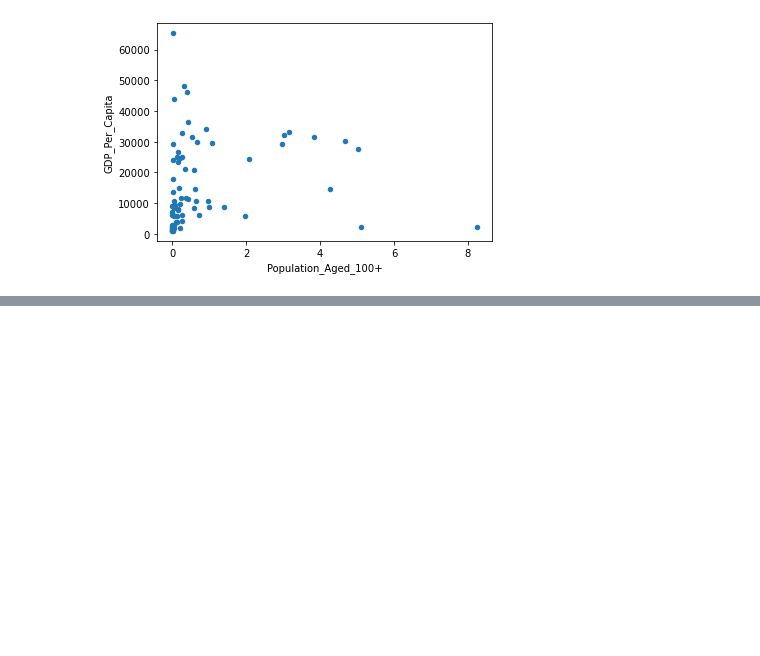
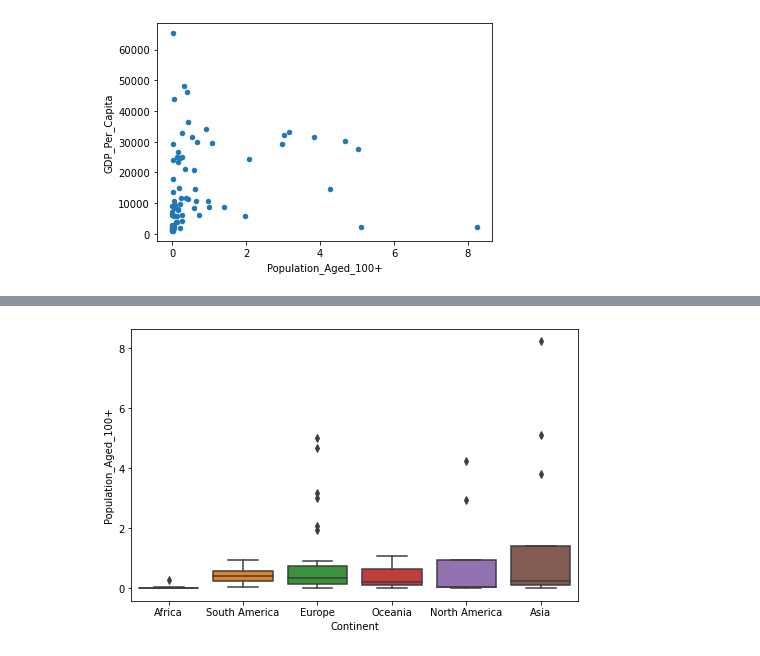
Before and after one commit to nss-data-science-cohort-4/dq1-undata-ocnrandolph, a Jupyter notebook: notebooks/UN_Data_Exploration.ipynb, the cells around one changed output, grey strips where cells are left out. Cells and saved outputs as stored; diff of their text form; code cells hidden in the pictures; blank space fills up the shorter version.

```diff
--- a/notebooks/UN_Data_Exploration.ipynb
+++ b/notebooks/UN_Data_Exploration.ipynb
@@ -1055,0 +1074,5 @@ gdp_internet_use_100_pop_1994.plot(kind= 'scatter', x = 'Population_Aged_100+',
+# %%
+plt.figure(figsize = (8,5))
+sns.boxplot(x='Continent', y='Population_Aged_100+', data=gdp_internet_use_100_pop_1994);
+# %% [output]
+[figure, added]
```
Also changed, not shown: parts of 14 cells of this notebook.
